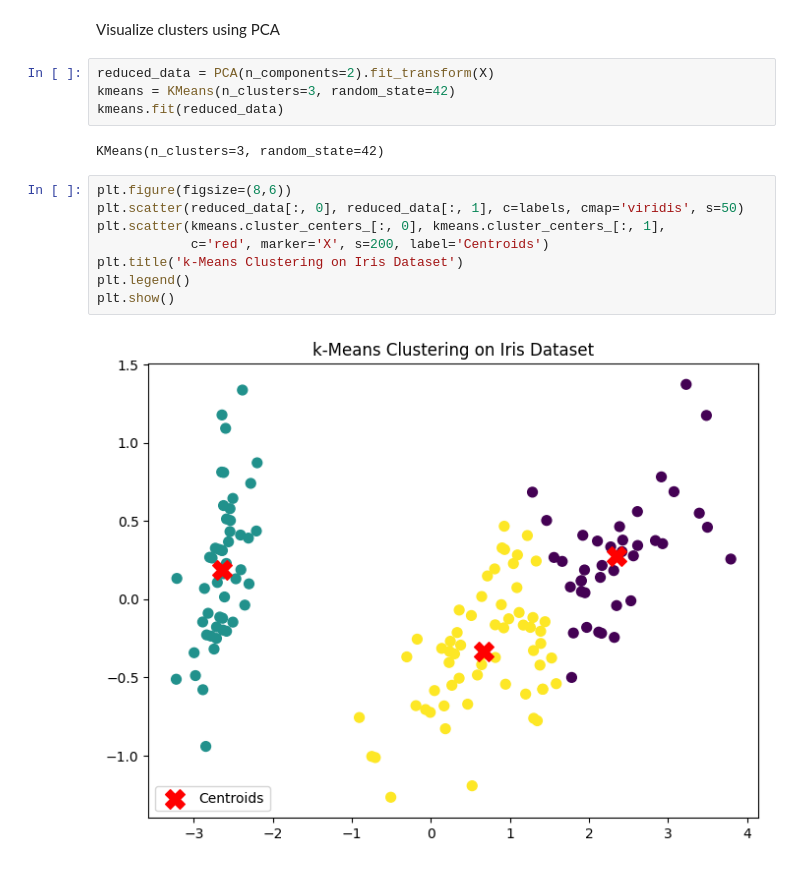
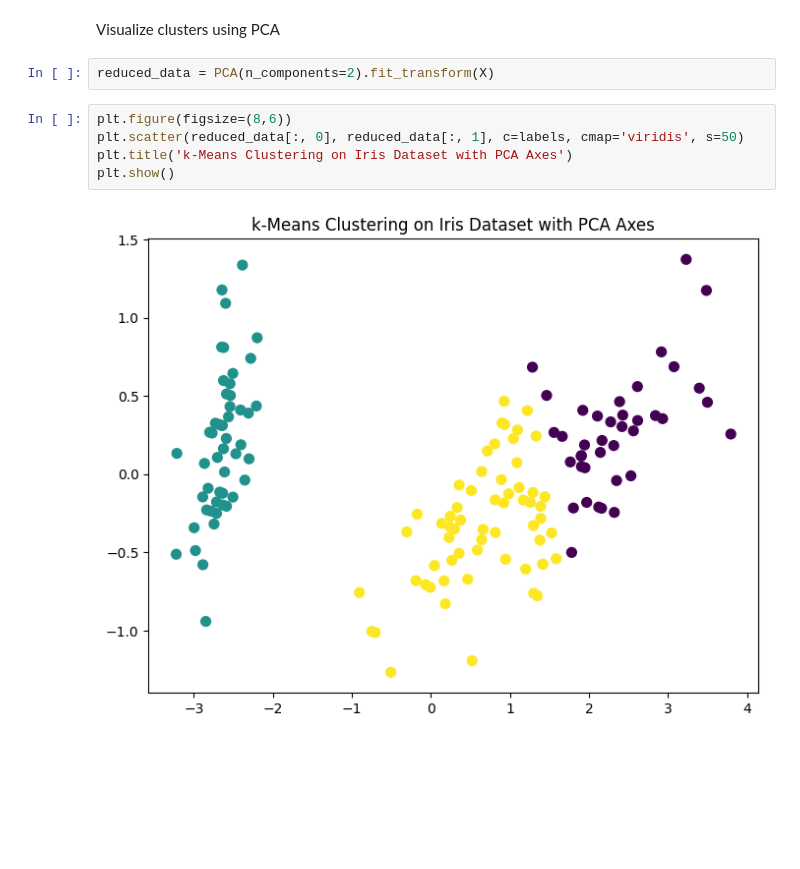
Before and after one commit to FelixWick/data_science, a Jupyter notebook: examples/2_clustering/k-Means.ipynb, the cells around one changed output. Cells and saved outputs as stored; diff of their text form; blank space fills up the shorter version.

Commit message:
more visualizations

```diff
--- a/examples/2_clustering/k-Means.ipynb
+++ b/examples/2_clustering/k-Means.ipynb
@@ -108,17 +116,10 @@ metrics.silhouette_score(
 Visualize clusters using PCA
 # %%
 reduced_data = PCA(n_components=2).fit_transform(X)
-kmeans = KMeans(n_clusters=3, random_state=42)
-kmeans.fit(reduced_data)
-# %% [output]
-KMeans(n_clusters=3, random_state=42)
 # %%
 plt.figure(figsize=(8,6))
 plt.scatter(reduced_data[:, 0], reduced_data[:, 1], c=labels, cmap='viridis', s=50)
-plt.scatter(kmeans.cluster_centers_[:, 0], kmeans.cluster_centers_[:, 1],
-            c='red', marker='X', s=200, label='Centroids')
-plt.title('k-Means Clustering on Iris Dataset')
-plt.legend()
+plt.title('k-Means Clustering on Iris Dataset with PCA Axes')
 plt.show()
 # %% [output]
-[figure, old version]
+[figure, new version]
```
Also changed, not shown: parts of 9 cells of this notebook.
